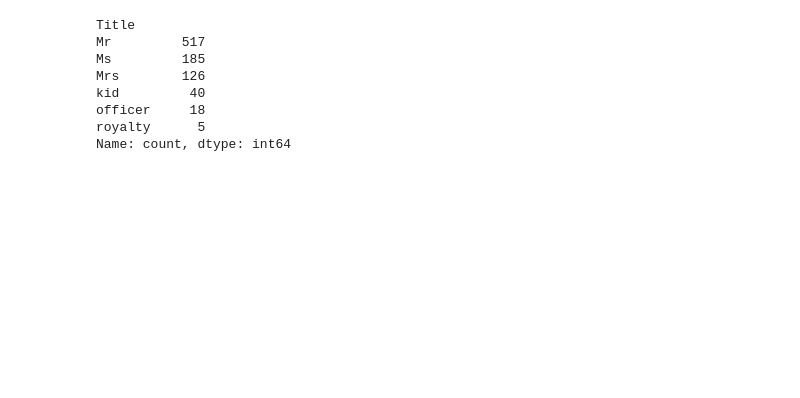
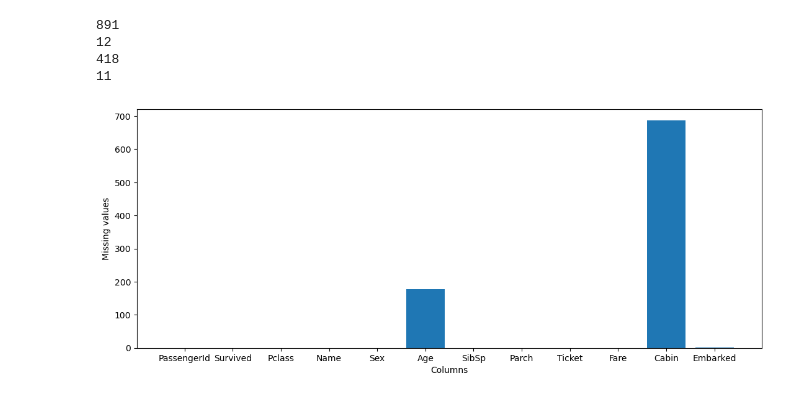
Before and after one commit to manishbhatia7/ML-Projects, a Jupyter notebook: Competitions/Titanic Disaster Prediction/titanic.ipynb, the cells around one changed output. Saved outputs shown, nothing was run; the diff lists cells and outputs as text; code cells hidden in the pictures; blank space fills up the shorter version.

```diff
--- a/Competitions/Titanic Disaster Prediction/titanic.ipynb
+++ b/Competitions/Titanic Disaster Prediction/titanic.ipynb
@@ -3,2 +6,3 @@ import pandas as pd
 # %%
-df=pd.read_csv('train.csv')
+train=pd.read_csv('train.csv')
+test=pd.read_csv('test.csv')
@@ -203,11 +8,0 @@ df['Title']=df['Title'].apply(lambda x:new_title[x])
-# %%
-df['Title'].value_counts()
-# %% [output]
-Title
-Mr         517
-Ms         185
-Mrs        126
-kid         40
-officer     18
-royalty      5
-Name: count, dtype: int64
@@ -219,0 +9,18 @@ df=df.drop(['Title'],axis=1)
+# %%
+print(train.shape[0])
+print(train.shape[1])
+print(test.shape[0])
+print(test.shape[1])
+# %% [output]
+891
+12
+418
+11
+# %%
+plt.figure(figsize=(13,5))
+plt.bar(train.columns,train.isna().sum())
+plt.xlabel('Columns')
+plt.ylabel('Missing values')
+plt.show()
+# %% [output]
+[figure, added]
```
Also changed, not shown: parts of 40 cells of this notebook.
